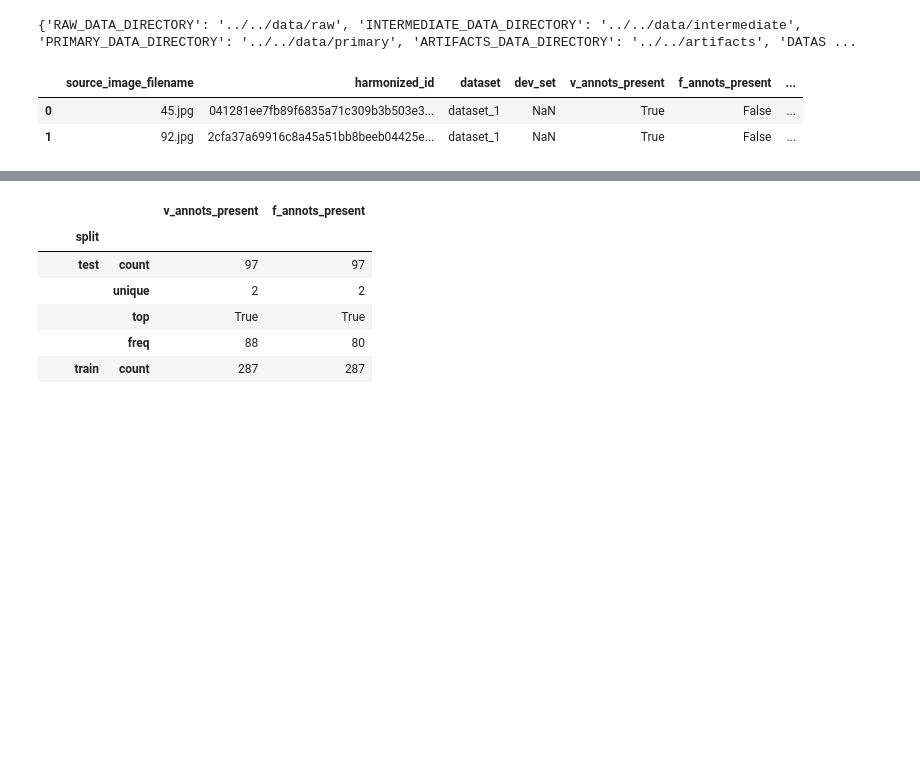
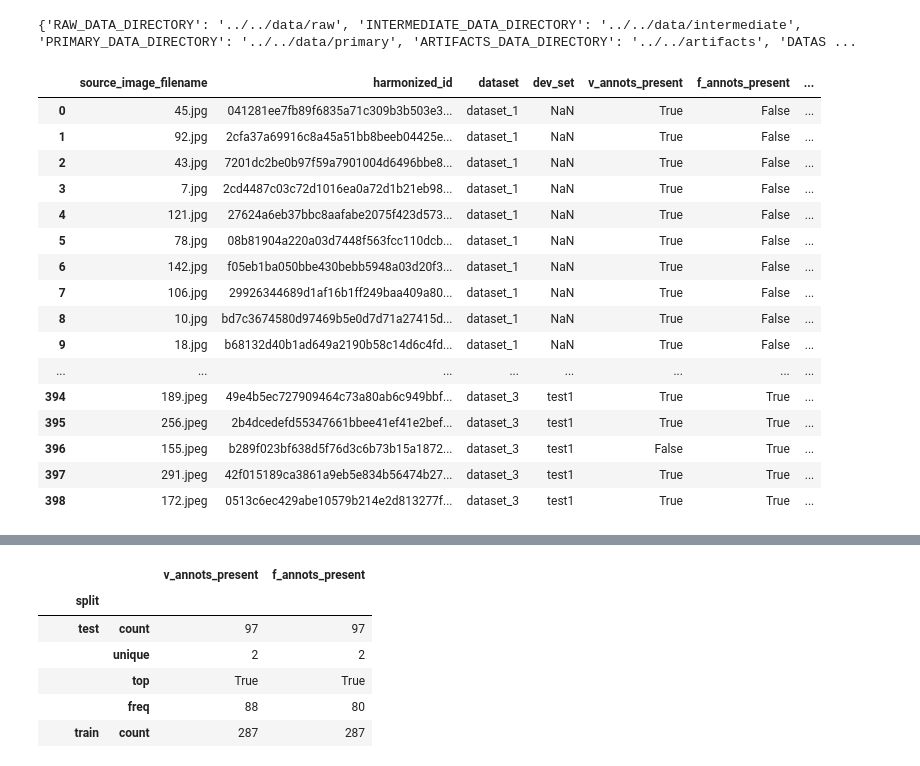
Before and after one commit to saeedmehrang/cvmt, a Jupyter notebook: notebooks/ml/data_debugging.ipynb, the cells around one changed output, grey strips where cells are left out. Cells and saved outputs as stored; diff of their text form; code cells hidden in the pictures; blank space fills up the shorter version.

```diff
--- a/notebooks/ml/data_debugging.ipynb
+++ b/notebooks/ml/data_debugging.ipynb
@@ -28,7 +29,11 @@ from utils import (
 )
+# %%
+pd.set_option('display.max_rows', 2000)
+pd.set_option('display.max_columns', None)
 # %% [markdown]
 # load parameters
 # %%
 with open("../../code_configs/params.yaml") as f:
-    params = yaml.safe_load(f)
+    PARAMS = yaml.safe_load(f)
+    PARAMS = nested_dict_to_easydict(PARAMS)
 # %%
@@ -37,12 +42,26 @@ print(params)
 {'RAW_DATA_DIRECTORY': '../../data/raw', 'INTERMEDIATE_DATA_DIRECTORY': '../../data/intermediate', 'PRIMARY_DATA_DIRECTORY': '../../data/primary', 'ARTIFACTS_DATA_DIRECTORY': '../../artifacts', 'DATAS ...
 # %%
 metadata_table = pd.read_hdf(
-    os.path.join(params['PRIMARY_DATA_DIRECTORY'], params['METADATA_TABLE_NAME']),
+    os.path.join(PARAMS.PRIMARY_DATA_DIRECTORY, PARAMS.TRAIN.METADATA_TABLE_NAME),
     key='df',
 )
 # %%
-metadata_table.head(2)
+metadata_table
 # %% [output]
 |  | source_image_filename | harmonized_id | dataset | dev_set | v_annots_present | f_annots_present | ... |
 | 0 | 45.jpg | 041281ee7fb89f6835a71c309b3b503e3... | dataset_1 | NaN | True | False | ... |
 | 1 | 92.jpg | 2cfa37a69916c8a45a51bb8beeb04425e... | dataset_1 | NaN | True | False | ... |
+| 2 | 43.jpg | 7201dc2be0b97f59a7901004d6496bbe8... | dataset_1 | NaN | True | False | ... |
+| 3 | 7.jpg | 2cd4487c03c72d1016ea0a72d1b21eb98... | dataset_1 | NaN | True | False | ... |
+| 4 | 121.jpg | 27624a6eb37bbc8aafabe2075f423d573... | dataset_1 | NaN | True | False | ... |
+| 5 | 78.jpg | 08b81904a220a03d7448f563fcc110dcb... | dataset_1 | NaN | True | False | ... |
+| 6 | 142.jpg | f05eb1ba050bbe430bebb5948a03d20f3... | dataset_1 | NaN | True | False | ... |
+| 7 | 106.jpg | 29926344689d1af16b1ff249baa409a80... | dataset_1 | NaN | True | False | ... |
+| 8 | 10.jpg | bd7c3674580d97469b5e0d7d71a27415d... | dataset_1 | NaN | True | False | ... |
+| 9 | 18.jpg | b68132d40b1ad649a2190b58c14d6c4fd... | dataset_1 | NaN | True | False | ... |
+| ... | ... | ... | ... | ... | ... | ... | ... |
+| 394 | 189.jpeg | 49e4b5ec727909464c73a80ab6c949bbf... | dataset_3 | test1 | True | True | ... |
+| 395 | 256.jpeg | 2b4dcedefd55347661bbee41ef41e2bef... | dataset_3 | test1 | True | True | ... |
+| 396 | 155.jpeg | b289f023bf638d5f76d3c6b73b15a1872... | dataset_3 | test1 | False | True | ... |
+| 397 | 291.jpeg | 42f015189ca3861a9eb5e834b56474b27... | dataset_3 | test1 | True | True | ... |
+| 398 | 172.jpeg | 0513c6ec429abe10579b214e2d813277f... | dataset_3 | test1 | True | True | ... |
```
Also changed, not shown: parts of 10 cells of this notebook, 4 other files.
